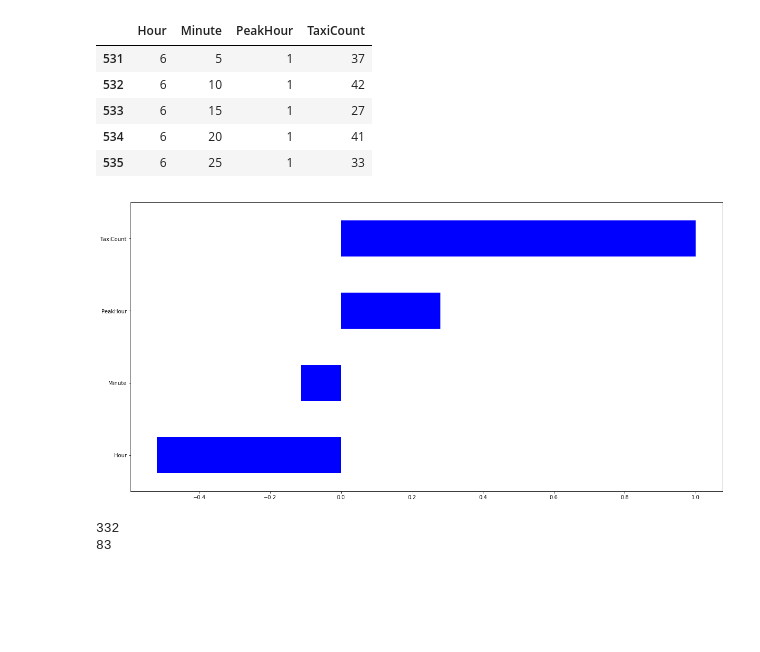
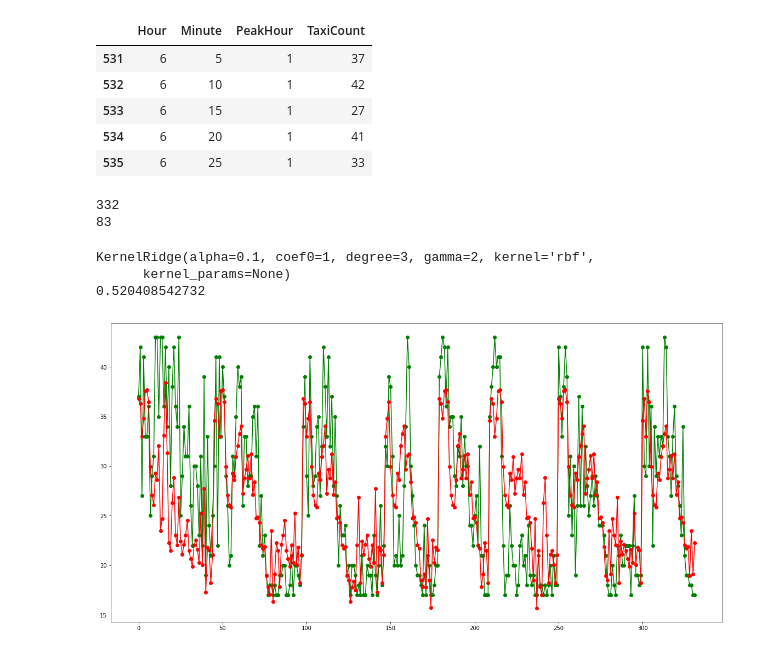
Before and after one commit to hari-allamraju/sg-taxidata, a Jupyter notebook: notebooks/Methodical study.ipynb, the cells around one changed output. Cells and saved outputs as stored; diff of their text form; code cells hidden in the pictures; blank space fills up the shorter version.

```diff
--- a/notebooks/Methodical study.ipynb
+++ b/notebooks/Methodical study.ipynb
@@ -64,11 +104,6 @@ df_sub.head()
 | 533 | 6 | 15 | 1 | 27 |
 | 534 | 6 | 20 | 1 | 41 |
 | 535 | 6 | 25 | 1 | 33 |
-# %%
-corr=df_sub.corr()['TaxiCount'].plot(kind='barh',color='b')
-plt.show()
-# %% [output]
-[figure, removed]
 # %%
 f=df_sub['Hour'].count()
 c=int(f*0.8)
@@ -80,3 +115,20 @@ testing=df_sub.tail(d)
 # %% [output]
 332
 83
+# %%
+X=training.drop(['TaxiCount'],axis=1).as_matrix()
+y=np.array(training['TaxiCount'].tolist()).reshape(-1,1)
+
+kr=KernelRidge(alpha=0.1,kernel='rbf',gamma=2).fit(X,y)
+print kr
+
+print kr.score(X,y)
+
+plt.plot(y,'-go')
+plt.plot(kr.predict(X),'-ro')
+plt.show()
+# %% [output]
+KernelRidge(alpha=0.1, coef0=1, degree=3, gamma=2, kernel='rbf',
+      kernel_params=None)
+0.520408542732
+[figure, added]
```
Also changed, not shown: parts of 9 cells of this notebook, 6 other files.
